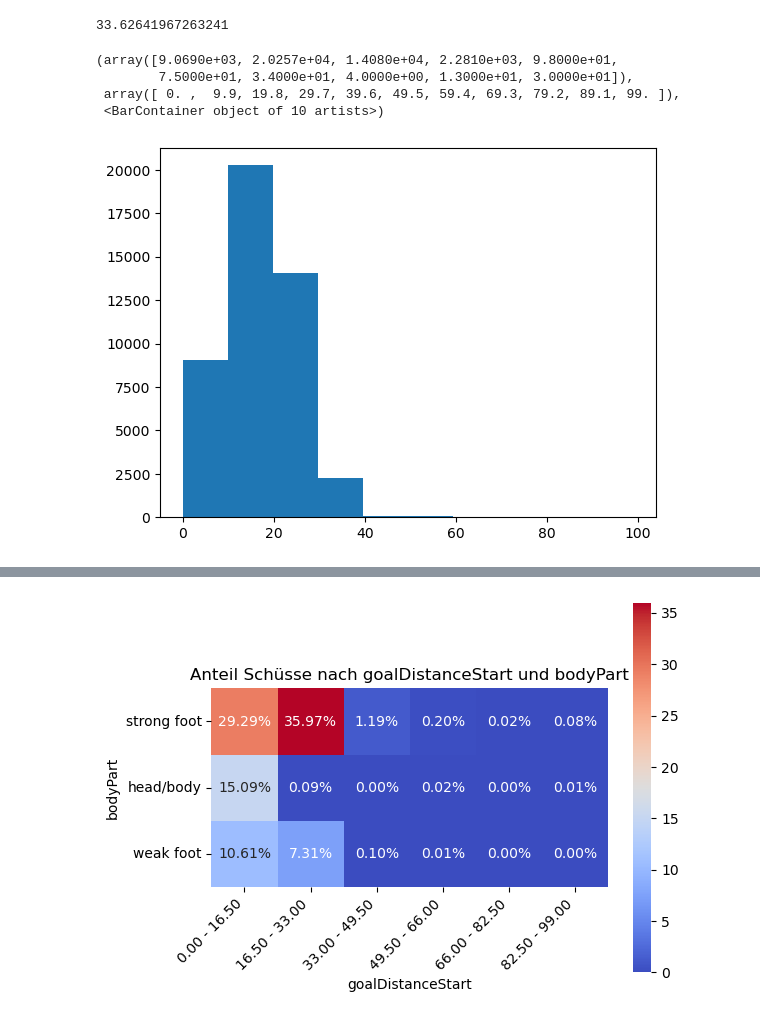
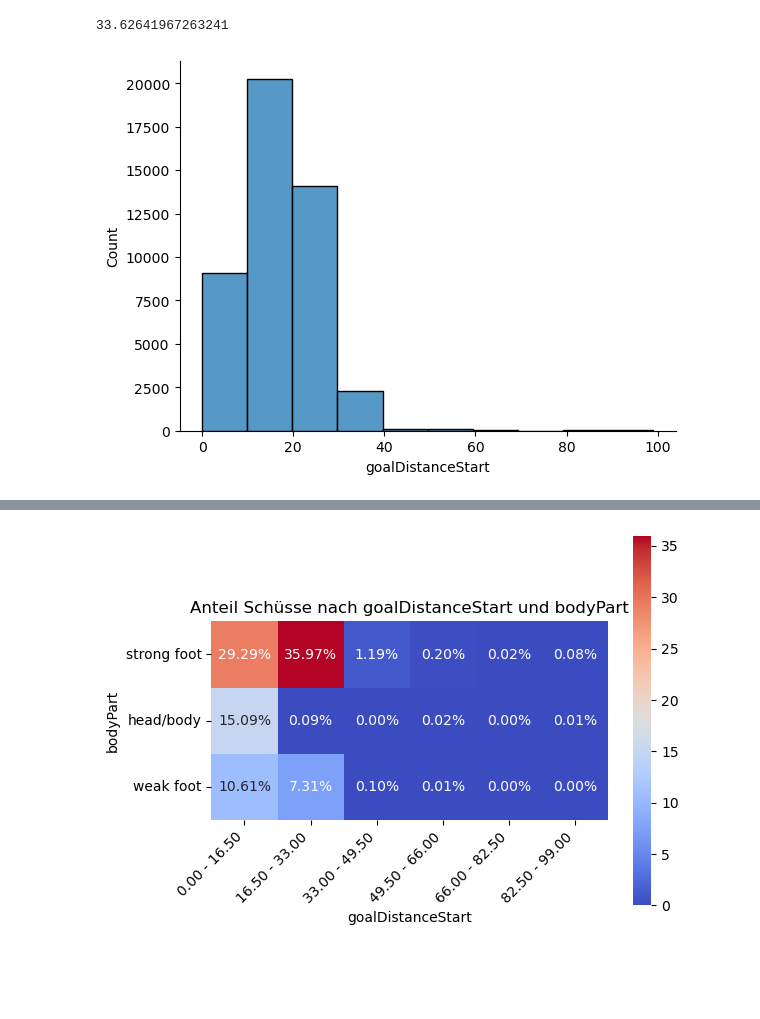
Before and after one commit to j-woe/football-analysis, a Jupyter notebook: EDA.ipynb, the cells around one changed output, grey strips where cells are left out. Saved outputs shown, nothing was run; the diff lists cells and outputs as text; code cells hidden in the pictures; blank space fills up the shorter version.

```diff
--- a/EDA.ipynb
+++ b/EDA.ipynb
@@ -112,7 +118,9 @@ df_teams.set_index('wyId', inplace=True)
 img_full_pitch = mpimg.imread('assets/football_pitch.png')
 img_half_pitch = mpimg.imread('assets/football_pitch_half.png')
 
-PITCH_LENGTH, PITCH_WIDTH, GOAL_WIDTH = 100, 65, 7.32
+PITCH_LENGTH = 100
+PITCH_WIDTH = 65
+GOAL_WIDTH = 7.32
 Y_LEFT_POST = 50 - (GOAL_WIDTH / (PITCH_WIDTH * 2) * 100)
 Y_RIGHT_POST = 50 + (GOAL_WIDTH / (PITCH_WIDTH * 2) * 100)
 # %% [markdown]
@@ -210,4 +218,6 @@ df_events['goalDistanceEnd'] = df_events.apply(
     axis=1
 )
 
-df_events['goalDistanceCovered'] = df_events['goalDistanceEnd'] - df_events['goalDistanceStart']
+df_events['goalDistanceCovered'] = (
+    df_events['goalDistanceEnd'] - df_events['goalDistanceStart']
+)
@@ -214,3 +226,8 @@ df_events['goalDistanceCovered'] = df_events['goalDistanceEnd'] - df_events['goa
+# %%
+df_events['intoFinalThird'] = (
+    (df_events['xPosStart'] < 66.67) &
+    (df_events['xPosEnd'] >= 66.67)
+)
 # %% [markdown]
 Calculate the angle between the line between the start- and end-position and a vertical line.
 # %%
@@ -343,12 +360,25 @@ df_events['aimedGoalPart'] = df_events['tags'].apply(
 # %% [markdown]
 Create some more tag-flags
 # %%
-df_events['keyPass'] = df_events['tags'].apply(lambda x: 302 in x)
-df_events['dangerousBallLost'] = df_events['tags'].apply(lambda x: 2001 in x)
-df_events['opportunity'] = df_events['tags'].apply(lambda x: 201 in x)
-df_events['counterAttack'] = df_events['tags'].apply(lambda x: 1901 in x)
-df_events['through'] = df_events['tags'].apply(lambda x: 901 in x)
-df_events['high'] = df_events['tags'].apply(lambda x: 801 in x)
-df_events['accurate'] = df_events['tags'].apply(lambda x: True if 1801 in x else False if 1802 in x else None)
-df_events['goal'] = df_events['tags'].apply(lambda x: 101 in x or 102 in x)
+tag_mappings = {
+    'keyPass': 302,
+    'dangerousBallLost': 2001,
+    'opportunity': 201,
+    'counterAttack': 1901,
+    'through': 901,
+    'high': 801
+}
+
+for col, tag_id in tag_mappings.items():
+    df_events[col] = df_events['tags'].apply(
+        lambda x: tag_id in x
+    )
+
+df_events['accurate'] = df_events['tags'].apply(
+    lambda x: True if 1801 in x else False if 1802 in x else None
+)
+
+df_events['goal'] = df_events['tags'].apply(
+    lambda x: 101 in x or 102 in x
+)
 # %% [markdown]
@@ -660,13 +1085,10 @@ df_shots[df_shots['prevEventName'] == 'Goalkeeper leaving line']['goalDistanceSt
 # %% [output]
 33.62641967263241
 # %%
-plt.hist(x = df_shots['goalDistanceStart'], bins = 10)
+ax = sns.histplot(x=df_shots['goalDistanceStart'], bins=10)
+sns.despine(right=True, top=True)
 # %% [output]
-(array([9.0690e+03, 2.0257e+04, 1.4080e+04, 2.2810e+03, 9.8000e+01,
-        7.5000e+01, 3.4000e+01, 4.0000e+00, 1.3000e+01, 3.0000e+01]),
- array([ 0. ,  9.9, 19.8, 29.7, 39.6, 49.5, 59.4, 69.3, 79.2, 89.1, 99. ]),
- <BarContainer object of 10 artists>)
-[figure, old version]
+[figure, new version]
 # %%
 feature_goal_corr_bars('goalDistanceStart', 10, False)
 # %% [output]
```
Also changed, not shown: parts of 58 cells of this notebook.
